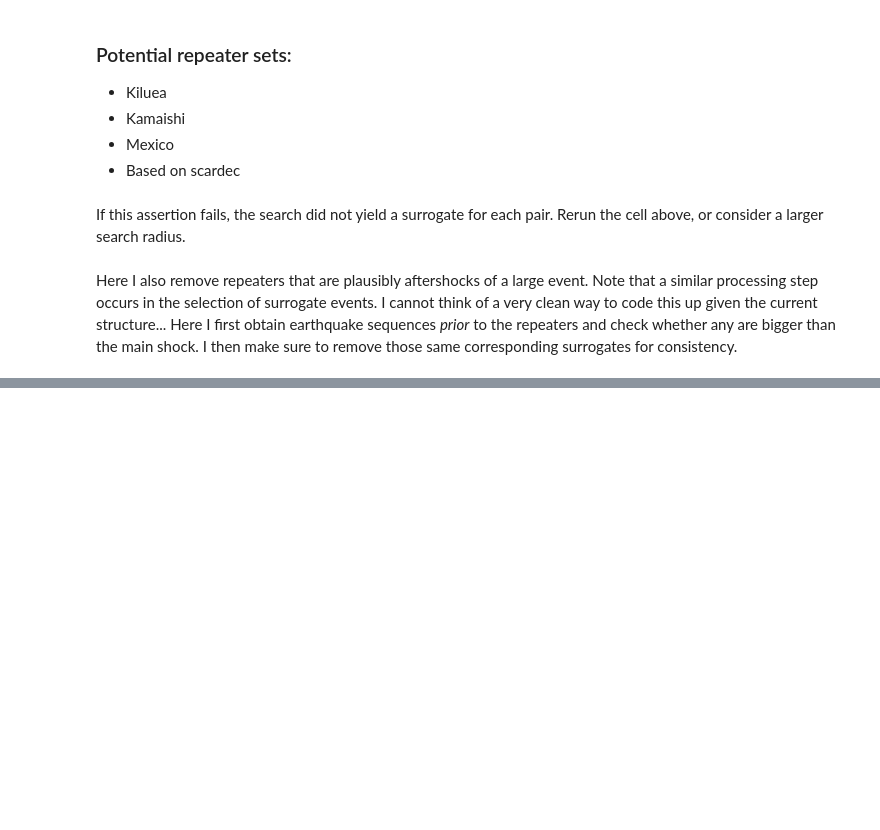
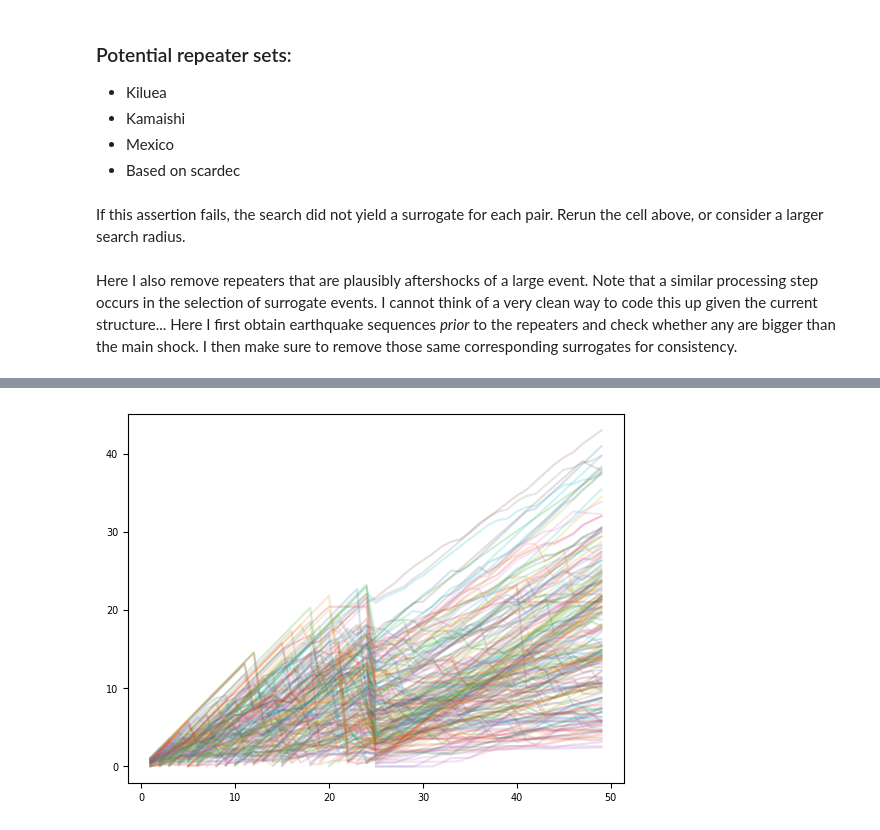
Before and after one commit to keliankaz/repeaters, a Jupyter notebook: repeaters_and_sequences.ipynb, the cells around one changed output, grey strips where cells are left out. Cells and saved outputs as stored; diff of their text form; code cells hidden in the pictures; blank space fills up the shorter version.

```diff
--- a/repeaters_and_sequences.ipynb
+++ b/repeaters_and_sequences.ipynb
@@ -207,3 +191,7 @@ Name: time, Length: 424, dtype: timedelta64[ns]
+# %%
+[plt.plot(s, alpha=0.2) for s in spread];
+# %% [output]
+[figure, added]
 # %%
 # time-dependent difference
 difference_metric = 'counting measure distance'
```
Also changed, not shown: parts of 13 cells of this notebook, 4 other files.
